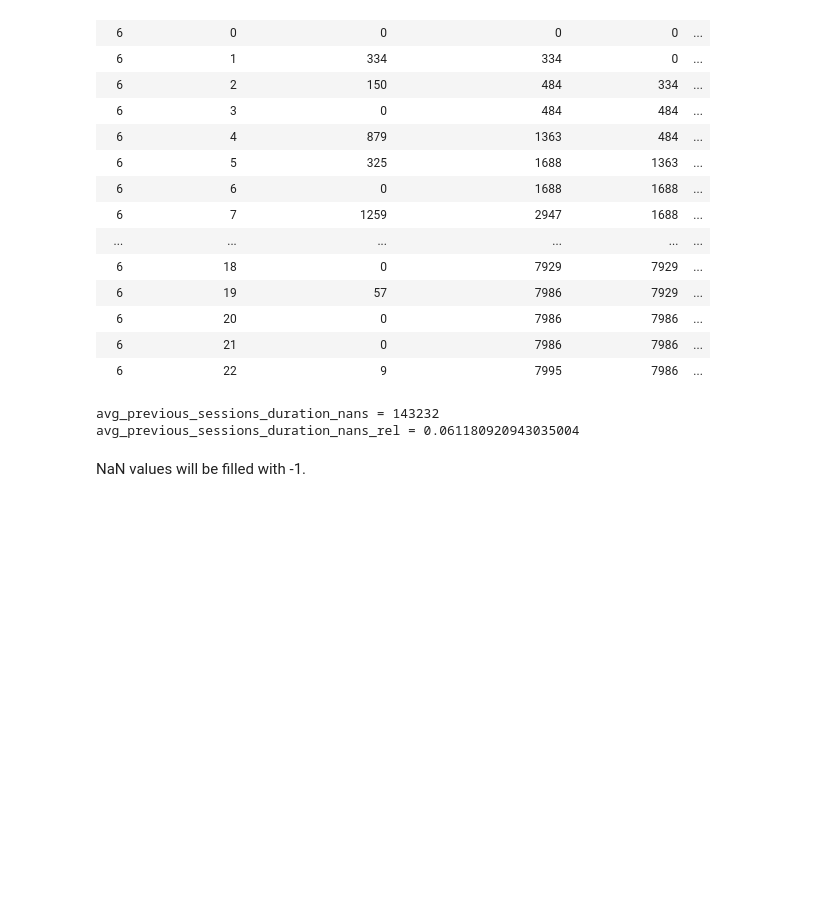
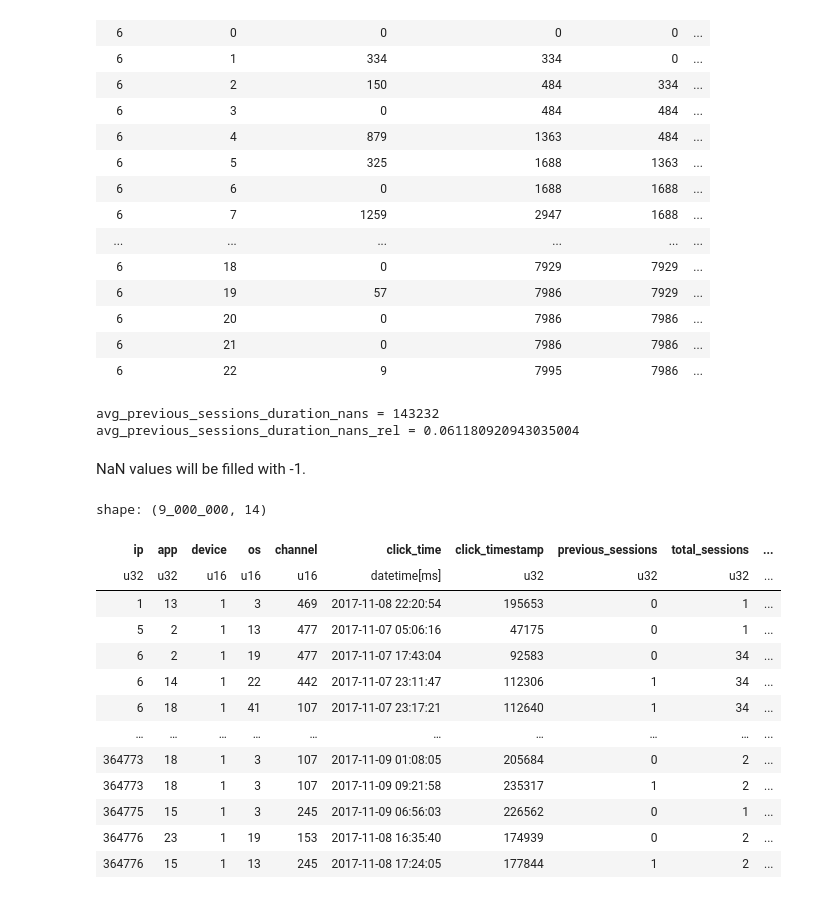
Before and after one commit to aleksa-radojicic/AdTracking_Fraud_Detection, a Jupyter notebook: notebooks/04_feature_engineering.ipynb, the cells around one changed output. Cells and saved outputs as stored; diff of their text form; code cells hidden in the pictures; blank space fills up the shorter version.

```diff
--- a/notebooks/04_feature_engineering.ipynb
+++ b/notebooks/04_feature_engineering.ipynb
@@ -551,3 +551,20 @@ train_extended = (
       S.label(),
   )
 )
+# %%
+train_extended
+# %% [output]
+shape: (9_000_000, 14)
+| ip | app | device | os | channel | click_time | click_timestamp | previous_sessions | total_sessions | ... |
+| u32 | u32 | u16 | u16 | u16 | datetime[ms] | u32 | u32 | u32 | ... |
+| 1 | 13 | 1 | 3 | 469 | 2017-11-08 22:20:54 | 195653 | 0 | 1 | ... |
+| 5 | 2 | 1 | 13 | 477 | 2017-11-07 05:06:16 | 47175 | 0 | 1 | ... |
+| 6 | 2 | 1 | 19 | 477 | 2017-11-07 17:43:04 | 92583 | 0 | 34 | ... |
+| 6 | 14 | 1 | 22 | 442 | 2017-11-07 23:11:47 | 112306 | 1 | 34 | ... |
+| 6 | 18 | 1 | 41 | 107 | 2017-11-07 23:17:21 | 112640 | 1 | 34 | ... |
+| … | … | … | … | … | … | … | … | … | ... |
+| 364773 | 18 | 1 | 3 | 107 | 2017-11-09 01:08:05 | 205684 | 0 | 2 | ... |
+| 364773 | 18 | 1 | 3 | 107 | 2017-11-09 09:21:58 | 235317 | 1 | 2 | ... |
+| 364775 | 15 | 1 | 3 | 245 | 2017-11-09 06:56:03 | 226562 | 0 | 1 | ... |
+| 364776 | 23 | 1 | 19 | 153 | 2017-11-08 16:35:40 | 174939 | 0 | 2 | ... |
+| 364776 | 15 | 1 | 13 | 245 | 2017-11-08 17:24:05 | 177844 | 1 | 2 | ... |
```
Also changed, not shown: parts of 2 cells of this notebook, 1 other file.
